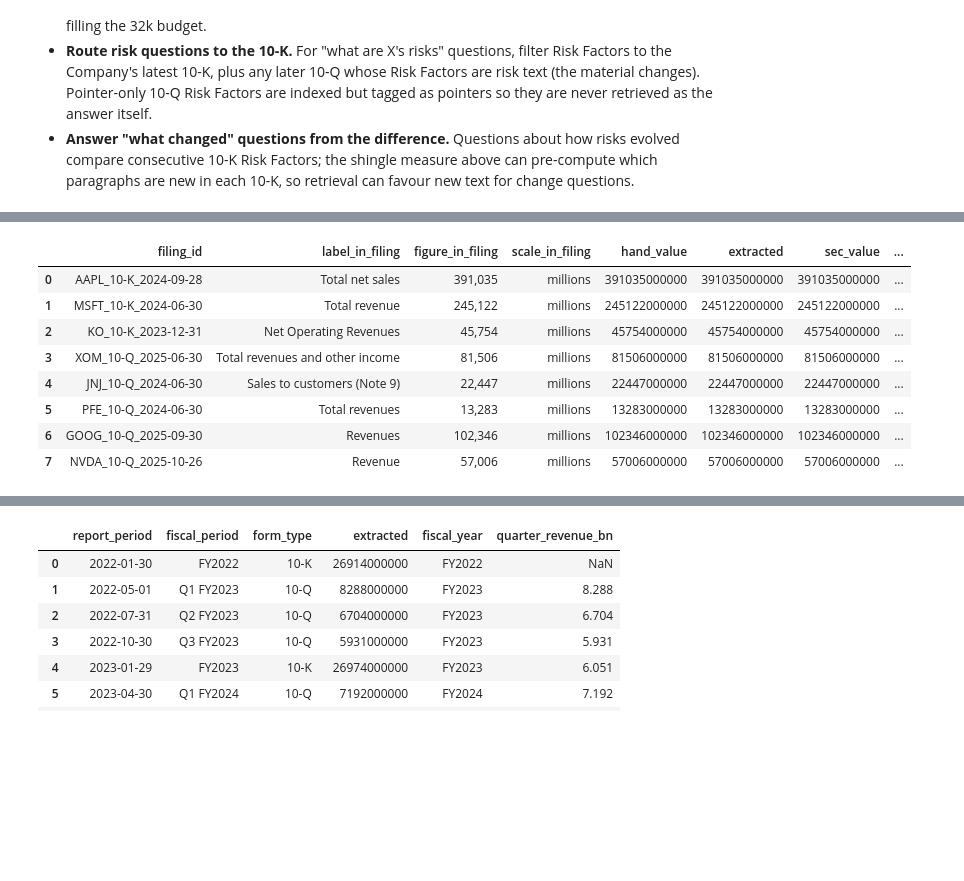
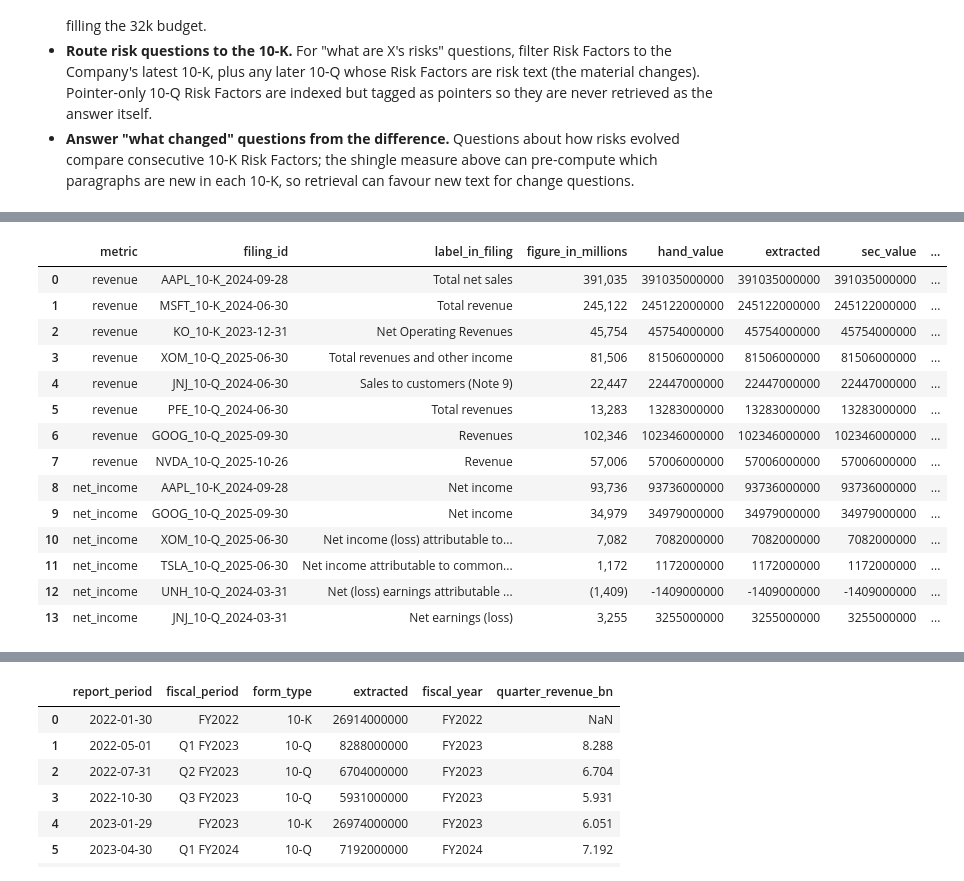
Before and after one commit to dwest1507/eliza-assessment, a Jupyter notebook: backend/notebooks/eda.ipynb, the cells around one changed output, grey strips where cells are left out. Saved outputs shown, nothing was run; the diff lists cells and outputs as text; code cells hidden in the pictures; blank space fills up the shorter version.

```diff
--- a/backend/notebooks/eda.ipynb
+++ b/backend/notebooks/eda.ipynb
@@ -2077,34 +2128,67 @@ percent-of-sales column (J&J), a scale in capitals (Pfizer), revenue below its p
 # %%
 hand_checked = pd.DataFrame(
     [
-        ("AAPL_10-K_2024-09-28", "Total net sales", "391,035", "millions"),
-        ("MSFT_10-K_2024-06-30", "Total revenue", "245,122", "millions"),
-        ("KO_10-K_2023-12-31", "Net Operating Revenues", "45,754", "millions"),
-        ("XOM_10-Q_2025-06-30", "Total revenues and other income", "81,506", "millions"),
-        ("JNJ_10-Q_2024-06-30", "Sales to customers (Note 9)", "22,447", "millions"),
-        ("PFE_10-Q_2024-06-30", "Total revenues", "13,283", "millions"),
-        ("GOOG_10-Q_2025-09-30", "Revenues", "102,346", "millions"),
-        ("NVDA_10-Q_2025-10-26", "Revenue", "57,006", "millions"),
+        ("revenue", "AAPL_10-K_2024-09-28", "Total net sales", "391,035"),
+        ("revenue", "MSFT_10-K_2024-06-30", "Total revenue", "245,122"),
+        ("revenue", "KO_10-K_2023-12-31", "Net Operating Revenues", "45,754"),
+        ("revenue", "XOM_10-Q_2025-06-30", "Total revenues and other income", "81,506"),
+        ("revenue", "JNJ_10-Q_2024-06-30", "Sales to customers (Note 9)", "22,447"),
+        ("revenue", "PFE_10-Q_2024-06-30", "Total revenues", "13,283"),
+        ("revenue", "GOOG_10-Q_2025-09-30", "Revenues", "102,346"),
+        ("revenue", "NVDA_10-Q_2025-10-26", "Revenue", "57,006"),
+        ("net_income", "AAPL_10-K_2024-09-28", "Net income", "93,736"),
+        ("net_income", "GOOG_10-Q_2025-09-30", "Net income", "34,979"),
+        (
+            "net_income",
+            "XOM_10-Q_2025-06-30",
+            "Net income (loss) attributable to ExxonMobil",
+            "7,082",
+        ),
+        (
+            "net_income",
+            "TSLA_10-Q_2025-06-30",
+            "Net income attributable to common stockholders",
+            "1,172",
+        ),
+        (
+            "net_income",
+            "UNH_10-Q_2024-03-31",
+            "Net (loss) earnings attributable to UnitedHealth Group common shareholders",
+            "(1,409)",
+        ),
+        ("net_income", "JNJ_10-Q_2024-03-31", "Net earnings (loss)", "3,255"),
     ],
-    columns=["filing_id", "label_in_filing", "figure_in_filing", "scale_in_filing"],
+    columns=["metric", "filing_id", "label_in_filing", "figure_in_millions"],
 )
-hand_checked["hand_value"] = hand_checked["figure_in_filing"].str.replace(",", "").astype(
-    int
-) * hand_checked["scale_in_filing"].map({"millions": 1_000_000})
-hand_checked = hand_checked.merge(revenue[["filing_id", "extracted", "sec_value"]], on="filing_id")
+hand_checked["hand_value"] = (
+    hand_checked["figure_in_millions"]
+    .str.replace(",", "")
+    .str.replace(r"\((.*)\)", r"-\1", regex=True)
+    .astype(int)
+    * 1_000_000
+)
+hand_checked = hand_checked.merge(
+    measured[["metric", "filing_id", "extracted", "sec_value"]], on=["metric", "filing_id"]
+)
 hand_checked["extracted_ok"] = hand_checked["hand_value"] == hand_checked["extracted"]
 hand_checked["sec_ok"] = hand_checked["hand_value"] == hand_checked["sec_value"]
 hand_checked
 # %% [output]
-|  | filing_id | label_in_filing | figure_in_filing | scale_in_filing | hand_value | extracted | sec_value | ... |
-| 0 | AAPL_10-K_2024-09-28 | Total net sales | 391,035 | millions | 391035000000 | 391035000000 | 391035000000 | ... |
-| 1 | MSFT_10-K_2024-06-30 | Total revenue | 245,122 | millions | 245122000000 | 245122000000 | 245122000000 | ... |
-| 2 | KO_10-K_2023-12-31 | Net Operating Revenues | 45,754 | millions | 45754000000 | 45754000000 | 45754000000 | ... |
-| 3 | XOM_10-Q_2025-06-30 | Total revenues and other income | 81,506 | millions | 81506000000 | 81506000000 | 81506000000 | ... |
-| 4 | JNJ_10-Q_2024-06-30 | Sales to customers (Note 9) | 22,447 | millions | 22447000000 | 22447000000 | 22447000000 | ... |
-| 5 | PFE_10-Q_2024-06-30 | Total revenues | 13,283 | millions | 13283000000 | 13283000000 | 13283000000 | ... |
-| 6 | GOOG_10-Q_2025-09-30 | Revenues | 102,346 | millions | 102346000000 | 102346000000 | 102346000000 | ... |
-| 7 | NVDA_10-Q_2025-10-26 | Revenue | 57,006 | millions | 57006000000 | 57006000000 | 57006000000 | ... |
+|  | metric | filing_id | label_in_filing | figure_in_millions | hand_value | extracted | sec_value | ... |
+| 0 | revenue | AAPL_10-K_2024-09-28 | Total net sales | 391,035 | 391035000000 | 391035000000 | 391035000000 | ... |
+| 1 | revenue | MSFT_10-K_2024-06-30 | Total revenue | 245,122 | 245122000000 | 245122000000 | 245122000000 | ... |
+| 2 | revenue | KO_10-K_2023-12-31 | Net Operating Revenues | 45,754 | 45754000000 | 45754000000 | 45754000000 | ... |
+| 3 | revenue | XOM_10-Q_2025-06-30 | Total revenues and other income | 81,506 | 81506000000 | 81506000000 | 81506000000 | ... |
+| 4 | revenue | JNJ_10-Q_2024-06-30 | Sales to customers (Note 9) | 22,447 | 22447000000 | 22447000000 | 22447000000 | ... |
+| 5 | revenue | PFE_10-Q_2024-06-30 | Total revenues | 13,283 | 13283000000 | 13283000000 | 13283000000 | ... |
+| 6 | revenue | GOOG_10-Q_2025-09-30 | Revenues | 102,346 | 102346000000 | 102346000000 | 102346000000 | ... |
+| 7 | revenue | NVDA_10-Q_2025-10-26 | Revenue | 57,006 | 57006000000 | 57006000000 | 57006000000 | ... |
+| 8 | net_income | AAPL_10-K_2024-09-28 | Net income | 93,736 | 93736000000 | 93736000000 | 93736000000 | ... |
+| 9 | net_income | GOOG_10-Q_2025-09-30 | Net income | 34,979 | 34979000000 | 34979000000 | 34979000000 | ... |
+| 10 | net_income | XOM_10-Q_2025-06-30 | Net income (loss) attributable to... | 7,082 | 7082000000 | 7082000000 | 7082000000 | ... |
+| 11 | net_income | TSLA_10-Q_2025-06-30 | Net income attributable to common... | 1,172 | 1172000000 | 1172000000 | 1172000000 | ... |
+| 12 | net_income | UNH_10-Q_2024-03-31 | Net (loss) earnings attributable ... | (1,409) | -1409000000 | -1409000000 | -1409000000 | ... |
+| 13 | net_income | JNJ_10-Q_2024-03-31 | Net earnings (loss) | 3,255 | 3255000000 | 3255000000 | 3255000000 | ... |
 # %%
 # The source row of each hand-checked value, as the extractor found it in the cleaned body.
 by_id = {f.filing_id: f for f in tracked}
```
Also changed, not shown: parts of 16 cells of this notebook, 7 other files.
